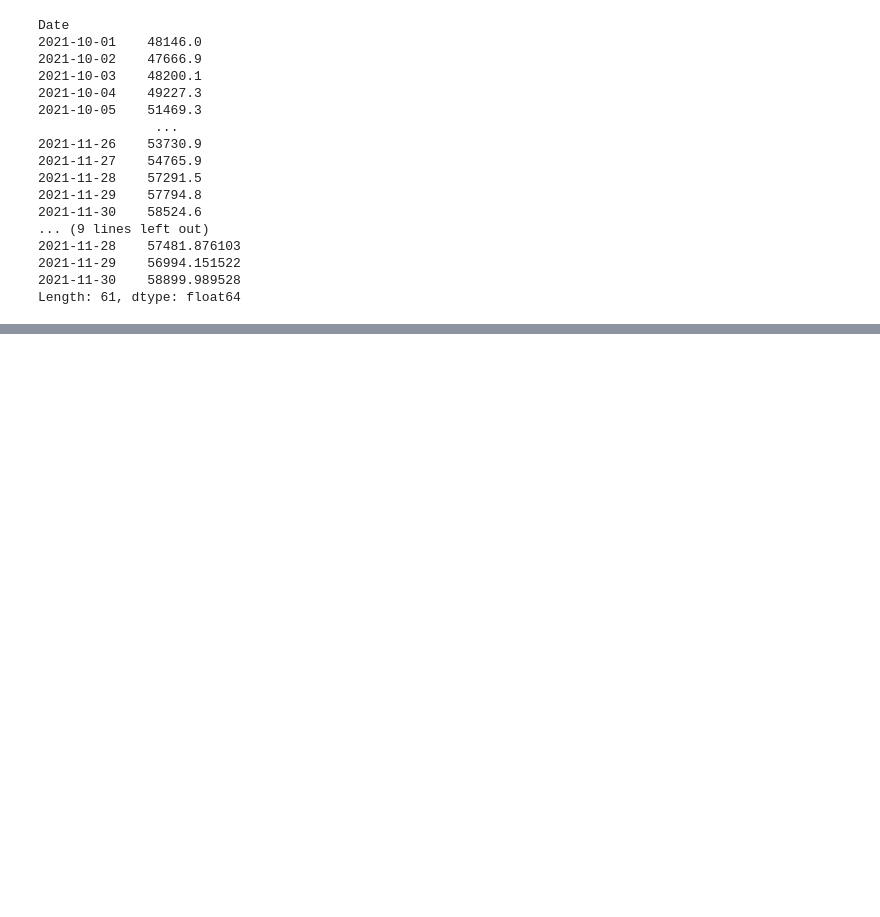
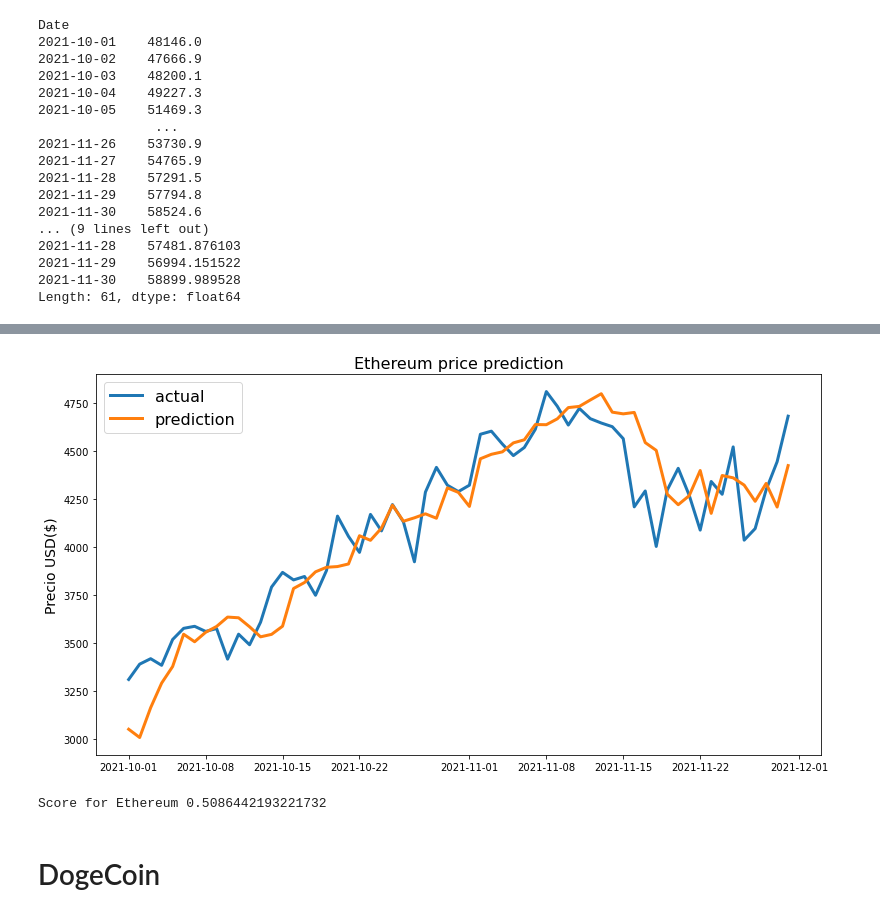
Before and after one commit to cato20/cryptocurrencies-ds, a Jupyter notebook: notebooks/Model_Price_Prediction.ipynb, the cells around one changed output, grey strips where cells are left out. Cells and saved outputs as stored; diff of their text form; code cells hidden in the pictures; blank space fills up the shorter version.

```diff
--- a/notebooks/Model_Price_Prediction.ipynb
+++ b/notebooks/Model_Price_Prediction.ipynb
@@ -219,0 +253,6 @@ line_plot(targets, clf_preds, 'actual', 'prediction', lw=3)
+# %%
+train_ethereum, test_ethereum, X_train_ethereum, X_test_ethereum, y_train_ethereum, y_test_ethereum = prepare_data(
+    top_10_2021[1], 'Close', window_len=5, zero_base=True, test_size=0.2)
+# %%
+X_train_2D = reshape_dataset(X_train_ethereum)
+X_test_2D = reshape_dataset(X_test_ethereum)
@@ -219,0 +266,5 @@ line_plot(targets, clf_preds, 'actual', 'prediction', lw=3)
+# %%
+targets = test_ethereum['Close'][5:]
+y_pred_ethereum = test_ethereum['Close'].values[:-5] * (y_pred_ethereum + 1)
+y_pred_ethereum = pd.Series(index=targets.index, data=y_pred_ethereum)
+print(targets,y_pred_ethereum)
@@ -219,0 +289,11 @@ line_plot(targets, clf_preds, 'actual', 'prediction', lw=3)
+# %%
+line_plot(targets, y_pred_ethereum, 'actual', 'prediction', lw=3,title='Ethereum price prediction')
+# %% [output]
+[figure, added]
+# %%
+score =svm_ethereum.score(X_test_2D, y_test_ethereum)
+print("Score for Ethereum",score)
+# %% [output]
+Score for Ethereum 0.5086442193221732
+# %% [markdown]
+# DogeCoin
```
Also changed, not shown: parts of 15 cells of this notebook, 1 other file.
